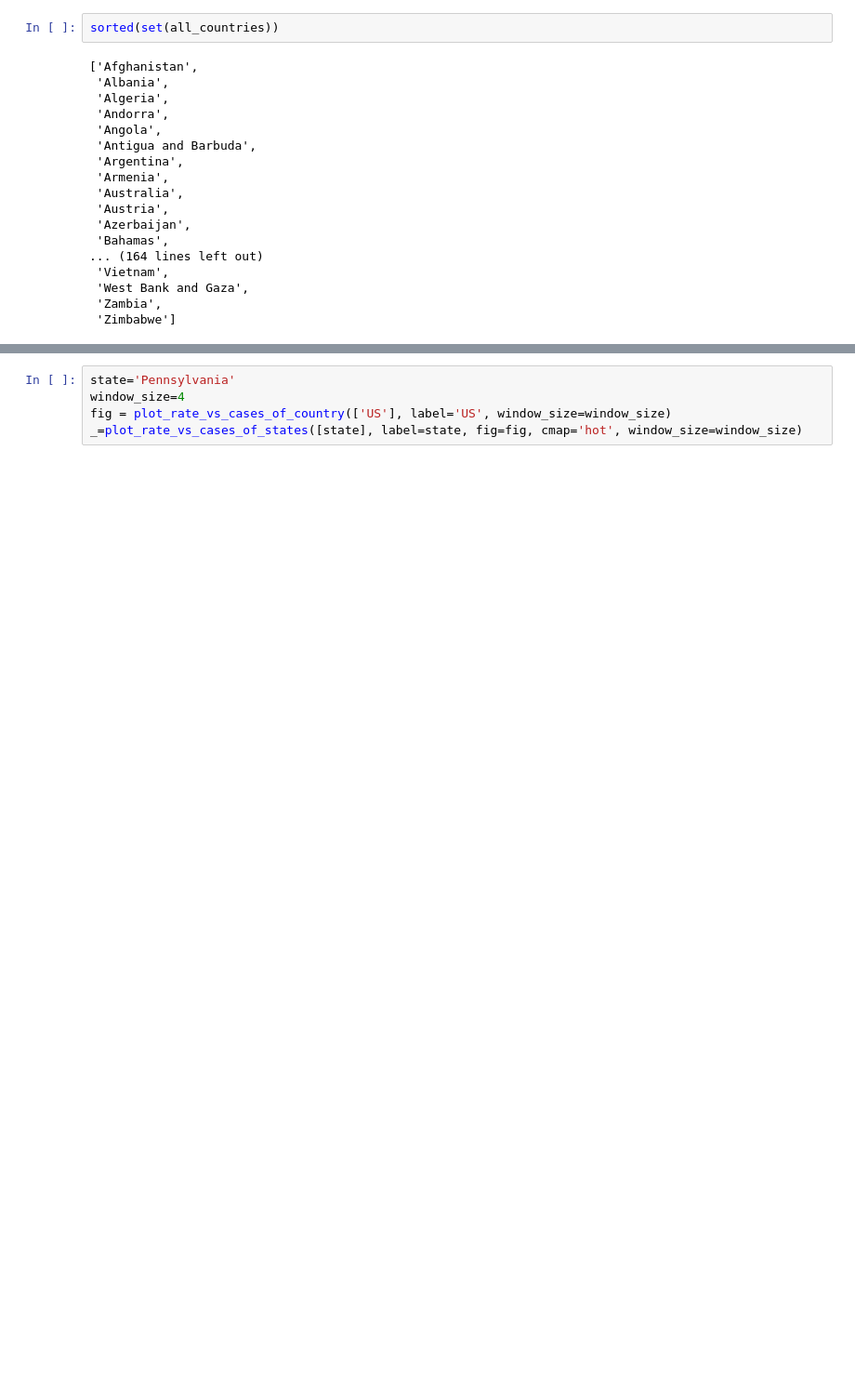
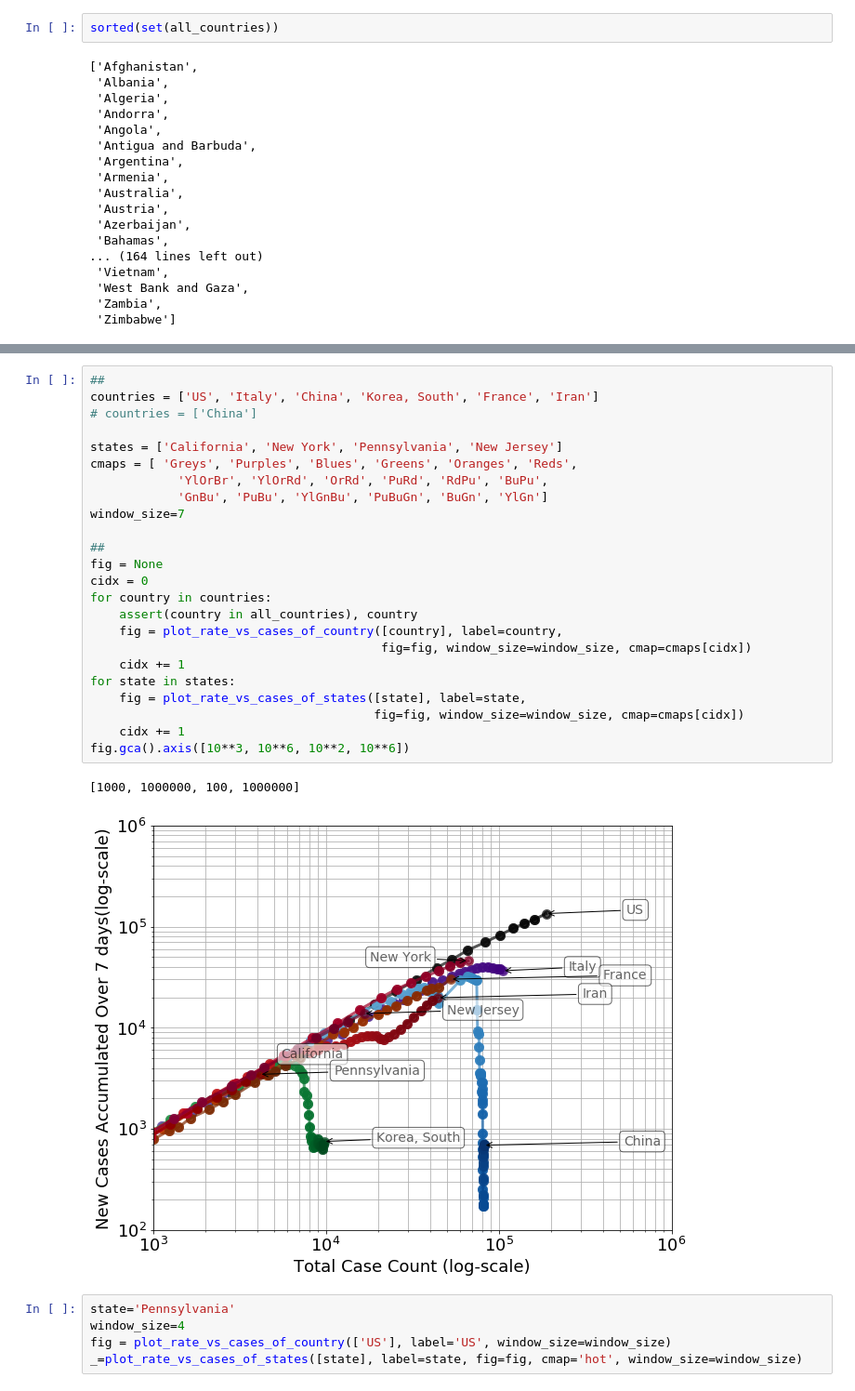
Before and after one commit to nrhinehart/COVID-19-pyvis, a Jupyter notebook: overview_plotting_example.ipynb, the cells around one changed output, grey strips where cells are left out. Shown: that part at 93% size. Cells and saved outputs as stored; diff of their text form; blank space fills up the shorter version.

```diff
--- a/overview_plotting_example.ipynb
+++ b/overview_plotting_example.ipynb
@@ -168,3 +168,30 @@ for state in states:
+# %%
+##
+countries = ['US', 'Italy', 'China', 'Korea, South', 'France', 'Iran']
+# countries = ['China']
+
+states = ['California', 'New York', 'Pennsylvania', 'New Jersey']
+cmaps = [ 'Greys', 'Purples', 'Blues', 'Greens', 'Oranges', 'Reds',
+            'YlOrBr', 'YlOrRd', 'OrRd', 'PuRd', 'RdPu', 'BuPu',
+            'GnBu', 'PuBu', 'YlGnBu', 'PuBuGn', 'BuGn', 'YlGn']
+window_size=7
+
+##
+fig = None
+cidx = 0
+for country in countries:
+    assert(country in all_countries), country
+    fig = plot_rate_vs_cases_of_country([country], label=country,
+                                        fig=fig, window_size=window_size, cmap=cmaps[cidx])
+    cidx += 1
+for state in states:
+    fig = plot_rate_vs_cases_of_states([state], label=state,
+                                       fig=fig, window_size=window_size, cmap=cmaps[cidx])
+    cidx += 1
+fig.gca().axis([10**3, 10**6, 10**2, 10**6])
+# %% [output]
+[1000, 1000000, 100, 1000000]
+[figure, added]
 # %%
 state='Pennsylvania'
 window_size=4
```
Also changed, not shown: parts of 2 cells of this notebook.
